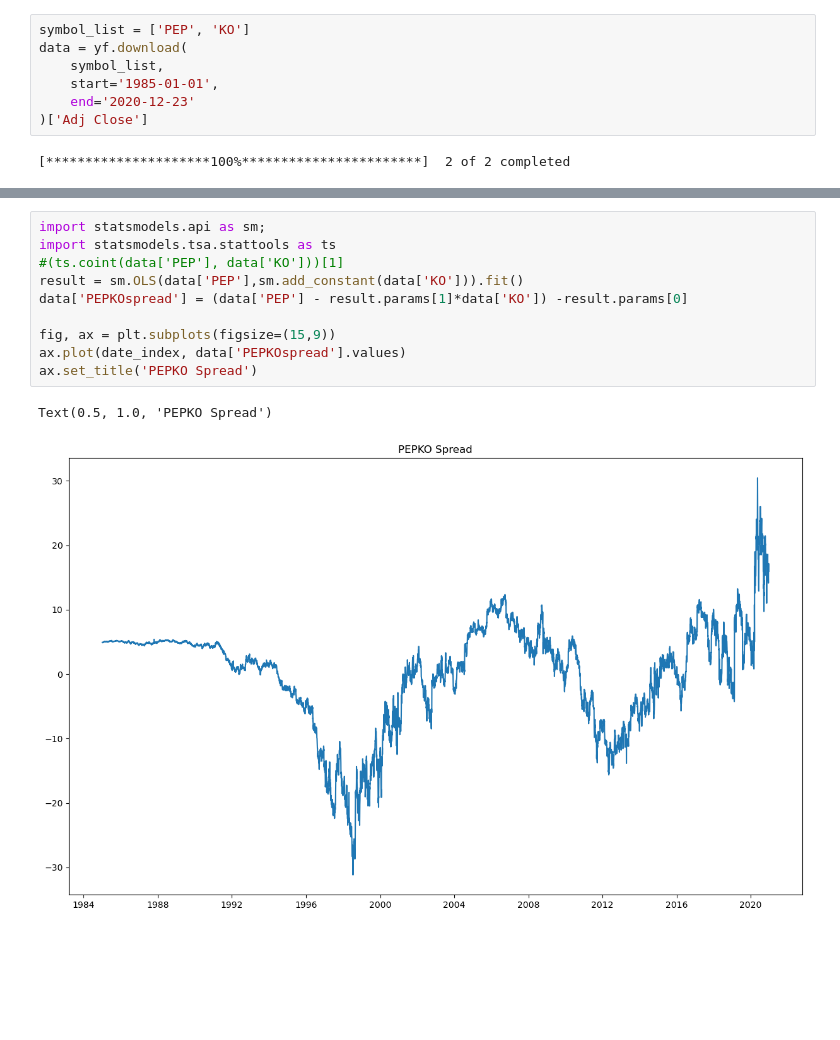
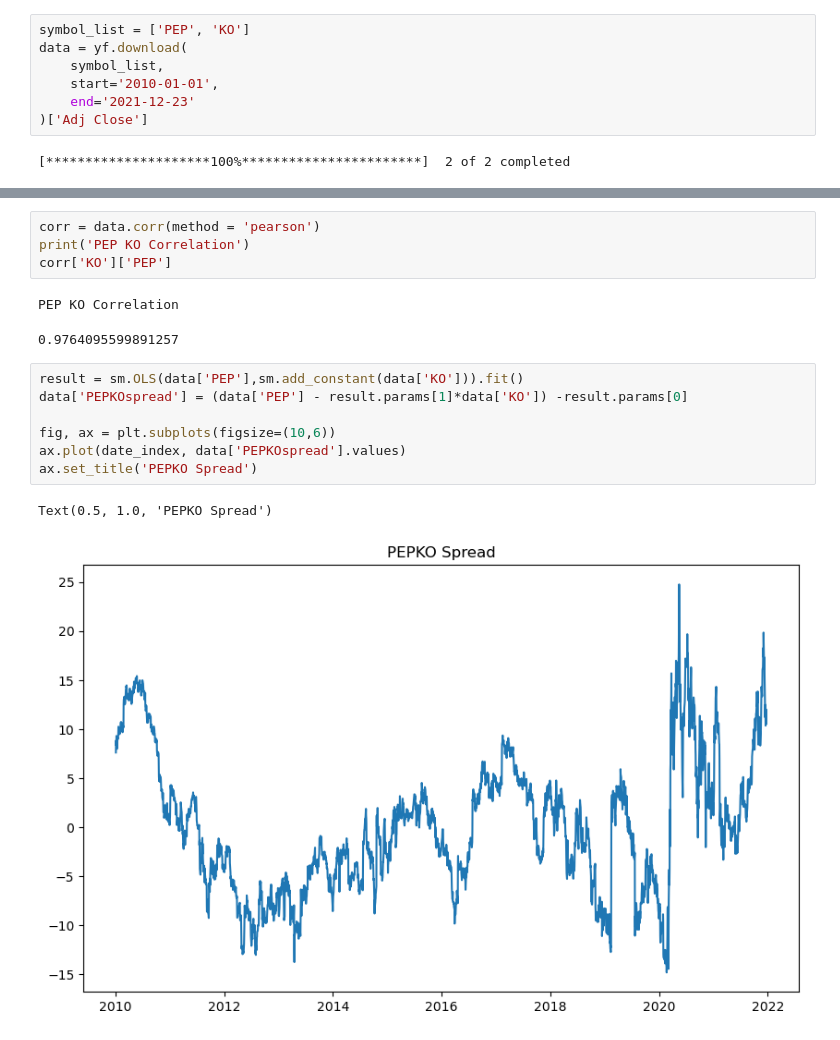
Before and after one commit to ricocahyadi777/Quant-Pair-Trading, a Jupyter notebook: pair_trading.ipynb, the cells around one changed output, grey strips where cells are left out. Saved outputs shown, nothing was run; the diff lists cells and outputs as text; blank space fills up the shorter version.

```diff
--- a/pair_trading.ipynb
+++ b/pair_trading.ipynb
@@ -16,8 +17,8 @@ my_year_month_fmt = mdates.DateFormatter('%m/%y')
 symbol_list = ['PEP', 'KO']
 data = yf.download(
     symbol_list,
-    start='1985-01-01',
-    end='2020-12-23'
+    start='2010-01-01',
+    end='2021-12-23'
 )['Adj Close']
 # %% [output]
 [*********************100%***********************]  2 of 2 completed
@@ -73,16 +80,20 @@ return_df
+# %%
+corr = data.corr(method = 'pearson')
+print('PEP KO Correlation')
+corr['KO']['PEP']
+# %% [output]
+PEP KO Correlation
+0.9764095599891257
 # %%
-import statsmodels.api as sm;
-import statsmodels.tsa.stattools as ts
-#(ts.coint(data['PEP'], data['KO']))[1]
 result = sm.OLS(data['PEP'],sm.add_constant(data['KO'])).fit()
 data['PEPKOspread'] = (data['PEP'] - result.params[1]*data['KO']) -result.params[0]
 
-fig, ax = plt.subplots(figsize=(15,9))
+fig, ax = plt.subplots(figsize=(10,6))
 ax.plot(date_index, data['PEPKOspread'].values)
 ax.set_title('PEPKO Spread')
 # %% [output]
 Text(0.5, 1.0, 'PEPKO Spread')
-[figure, old version]
+[figure, new version]
 # %%
 data['PEPKOposition'] = 0
 data.loc[data['PEPKOspread']>0, 'PEPKOposition'] = -1
```
Also changed, not shown: parts of 6 cells of this notebook.
